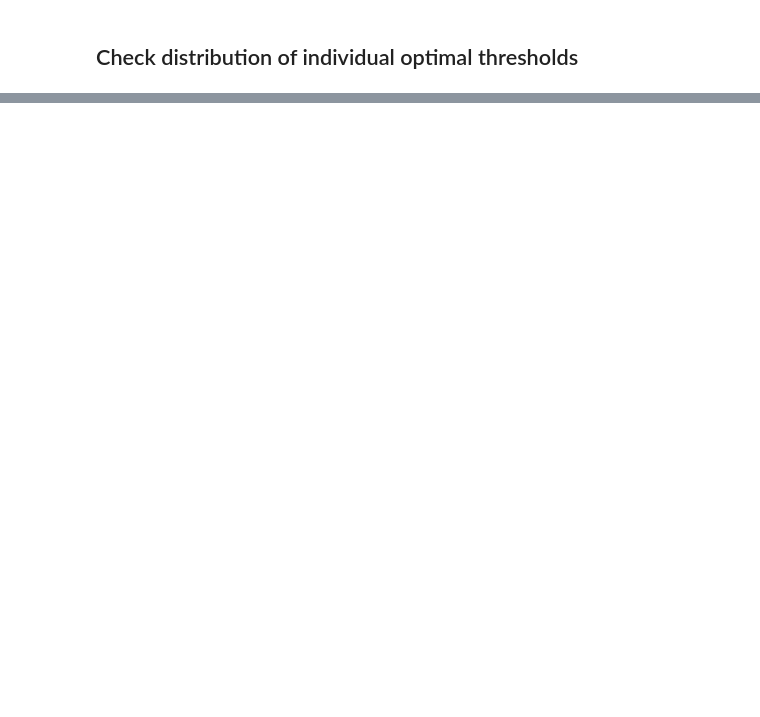
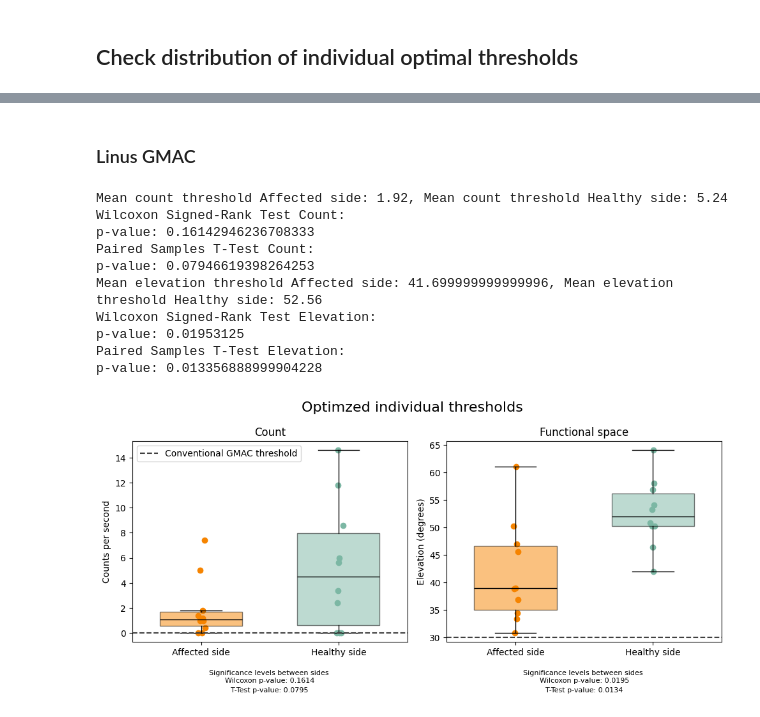
Before and after one commit to gloorli/ul-movement-tracking, a Jupyter notebook: src/statistics.ipynb, the cells around one changed output, grey strips where cells are left out. Cells and saved outputs as stored; diff of their text form; code cells hidden in the pictures; blank space fills up the shorter version.

```diff
--- a/src/statistics.ipynb
+++ b/src/statistics.ipynb
@@ -63,6 +107,11 @@ Spearman Correlation: 0.20060882941442132 p-value: 0.5784061446498445
 optimal_thresholds = result['optimal_GMAC_DH']
 COUNT_THRESHOLD_HEALTHY = optimal_thresholds[:,0]
 PITCH_THRESHOLD_HEALTHY = optimal_thresholds[:,1]
+optimal_thresholds_Linus = result['optimal_GMAC_DH_Linus']
+COUNT_THRESHOLD_LINUS_HEALTHY = optimal_thresholds_Linus[:,0]
+PITCH_THRESHOLD_LINUS_HEALTHY = optimal_thresholds_Linus[:,1]
 
 min_max_std_optimal_thresholds_GMAC_DH = result['min_max_std_GMAC_DH']
 STD_COUNT_DH, STD_PITCH_DH = extract_std_from_min_max_std(min_max_std_optimal_thresholds_GMAC_DH)
+min_max_std_optimal_thresholds_GMAC_DH_Linus = result['min_max_std_GMAC_DH_Linus']
+STD_COUNT_DH_LINUS, STD_PITCH_DH_LINUS = extract_std_from_min_max_std(min_max_std_optimal_thresholds_GMAC_DH_Linus)
@@ -124,0 +161,17 @@ p-value: 0.016547390229919037
+# %% [markdown]
+### Linus GMAC
+# %%
+# conventional threshold Line doesn't make much sense here since the conventional thresholds are intended for the Subash functional space definition of GMAC
+check_distribution(COUNT_THRESHOLD_LINUS, COUNT_THRESHOLD_LINUS_HEALTHY, PITCH_THRESHOLD_LINUS, PITCH_THRESHOLD_LINUS_HEALTHY)
+# %% [output]
+Mean count threshold Affected side: 1.92, Mean count threshold Healthy side: 5.24
+Wilcoxon Signed-Rank Test Count:
+p-value: 0.16142946236708333
+Paired Samples T-Test Count:
+p-value: 0.07946619398264253
+Mean elevation threshold Affected side: 41.699999999999996, Mean elevation threshold Healthy side: 52.56
+Wilcoxon Signed-Rank Test Elevation:
+p-value: 0.01953125
+Paired Samples T-Test Elevation:
+p-value: 0.013356888999904228
+[figure, added]
```
Also changed, not shown: parts of 18 cells of this notebook, 1 other file.
